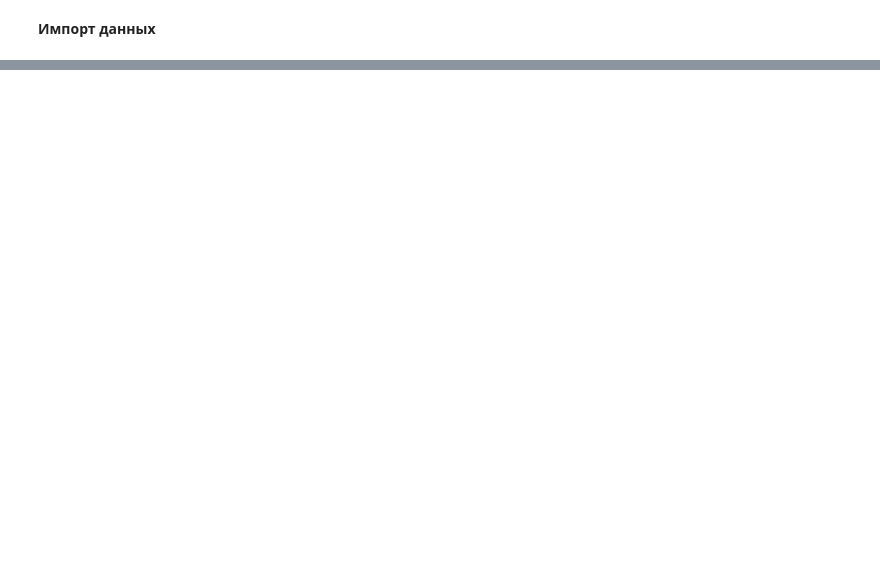
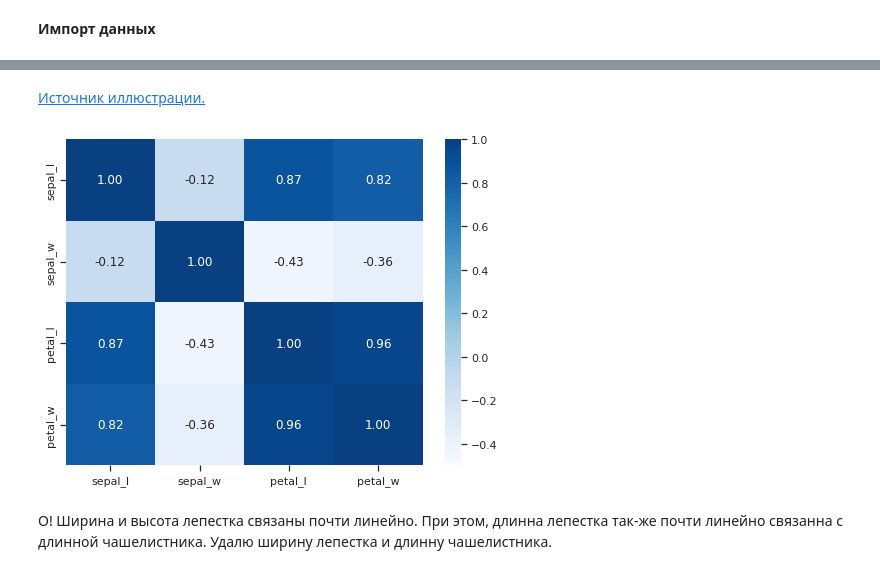
Before and after one commit to jast4ik/Hillel_ML_HW, a Jupyter notebook: Homework08/HW08.ipynb, the cells around one changed output, grey strips where cells are left out. Cells and saved outputs as stored; diff of their text form; code cells hidden in the pictures; blank space fills up the shorter version.

```diff
--- a/Homework08/HW08.ipynb
+++ b/Homework08/HW08.ipynb
@@ -55,0 +99,9 @@ fig.show()
+# %% [markdown]
+<a href="https://www.kaggle.com/sunaysawant/iris-eda">Источник иллюстрации.</a>
+# %%
+f, ax = plt.subplots(figsize=(8, 6))
+a = sns.heatmap(data=X.loc[:, X.columns != 'class'].corr(), annot=True, fmt=".2f", cmap='Blues', vmin=-.5, vmax=1.0, center=0.3)
+# %% [output]
+[figure, added]
+# %% [markdown]
+О! Ширина и высота лепестка связаны почти линейно. При этом, длинна лепестка так-же почти линейно связанна с длинной чашелистника. Удалю ширину лепестка и длинну чашелистника.
```
Also changed, not shown: parts of 54 cells of this notebook, 7 other files.
